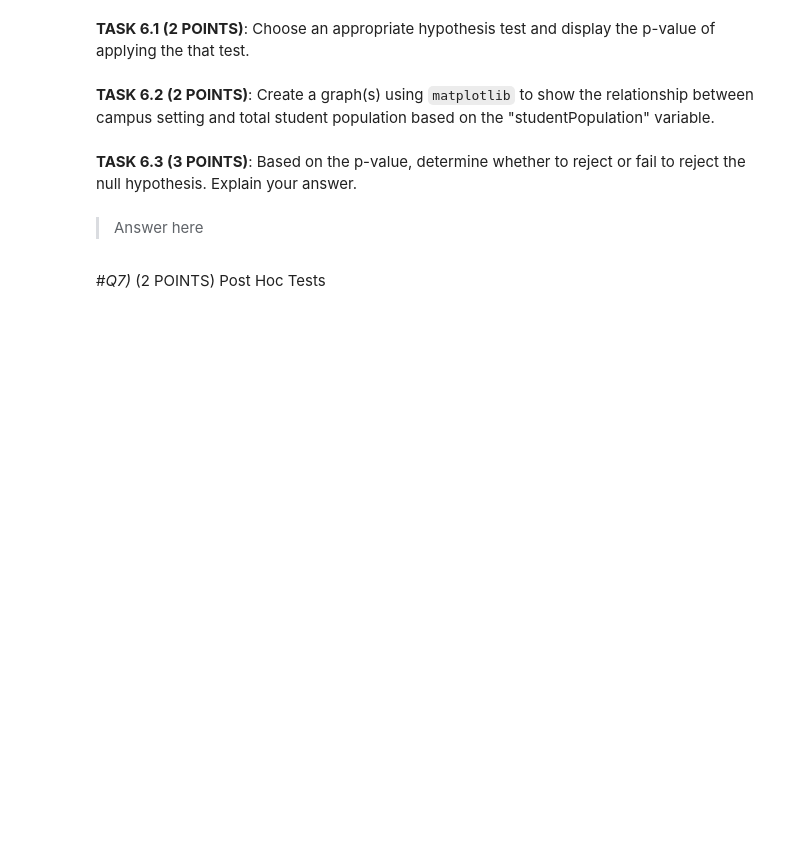
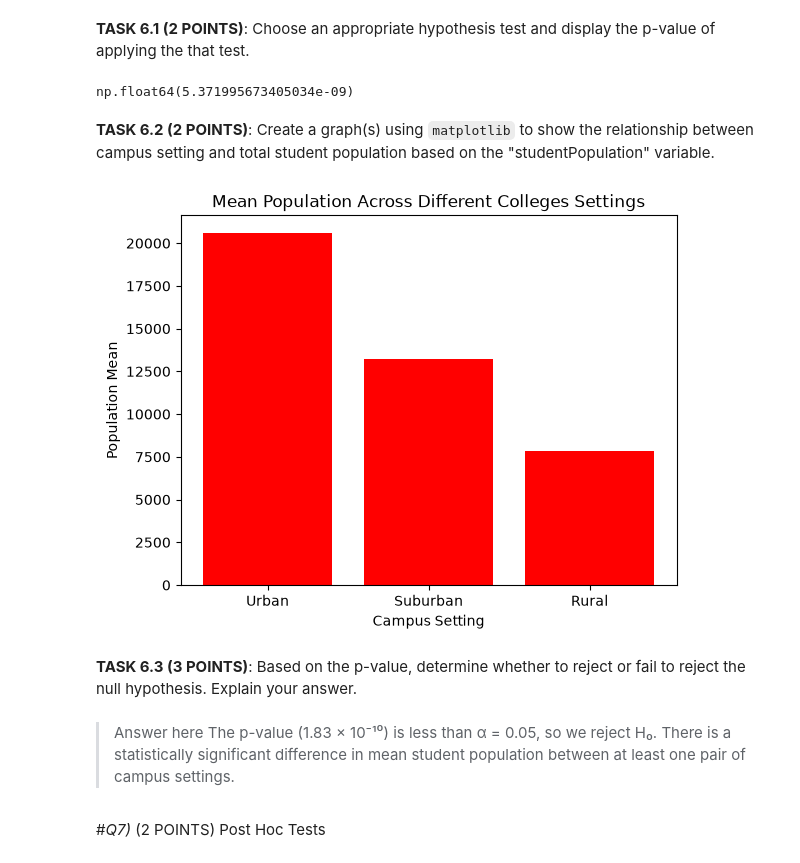
Before and after one commit to BrunoHenriqueGeraldoTeixeiraDaSilva/CMSC320, a Jupyter notebook: Homework2/HW2_Fall2026.ipynb, the cells around one changed output. Saved outputs shown, nothing was run; the diff lists cells and outputs as text; code cells hidden in the pictures; blank space fills up the shorter version.

```diff
--- a/Homework2/HW2_Fall2026.ipynb
+++ b/Homework2/HW2_Fall2026.ipynb
@@ -481,2 +519,7 @@ Now create a new hypothesis test for whether the campus setting has an effect on
+# %%
+# YOUR CODE
+urban_df = df[df['campusSetting'] == 'Urban']
+suburban_df = df[df['campusSetting'] == 'Suburban']
+rural_df = df[df['campusSetting'] == 'Rural']
 # %% [markdown]
 **TASK 6.1 (2 POINTS)**: Choose an appropriate hypothesis test and display the p-value of applying the that test.
@@ -485,2 +526,10 @@ Now create a new hypothesis test for whether the campus setting has an effect on
+# %%
+# YOUR CODE HERE
+from scipy.stats import f_oneway
+
+(_, p_value) = f_oneway(urban_df['studentPopulation'],suburban_df['studentPopulation'],rural_df['studentPopulation'])
+p_value
+# %% [output]
+np.float64(5.371995673405034e-09)
 # %% [markdown]
 **TASK 6.2 \(2 POINTS)**: Create a graph(s) using `matplotlib` to show the relationship between campus setting and total student population based on the "studentPopulation" variable.
@@ -489,9 +536,25 @@ Now create a new hypothesis test for whether the campus setting has an effect on
+# %%
+# YOUR CODE HERE
+urban_mean = urban_df['studentPopulation'].mean()
+suburban_mean = suburban_df['studentPopulation'].mean()
+rural_mean = rural_df['studentPopulation'].mean()
+
+
+plt.bar(['Urban', 'Suburban', 'Rural' ],[urban_mean, suburban_mean, rural_mean], color = 'red')
+plt.xlabel('Campus Setting')
+plt.ylabel('Population Mean')
+plt.title("Mean Population Across Different Colleges Settings")
+
+
+plt.show()
+# %% [output]
+[figure, added]
 # %% [markdown]
 **TASK 6.3 (3 POINTS)**: Based on the p-value, determine whether to reject or fail to reject the null hypothesis. Explain your answer.
-# %% [markdown]
-
-
-> Answer here
+# %% [markdown]
+
+
+> Answer here The p-value (1.83 × 10⁻¹⁰) is less than α = 0.05, so we reject H₀. There is a statistically significant difference in mean student population between at least one pair of campus settings.
 # %% [markdown]
 #*Q7)* (2 POINTS) Post Hoc Tests
 # %% [markdown]
```
Also changed, not shown: parts of 50 cells of this notebook.
